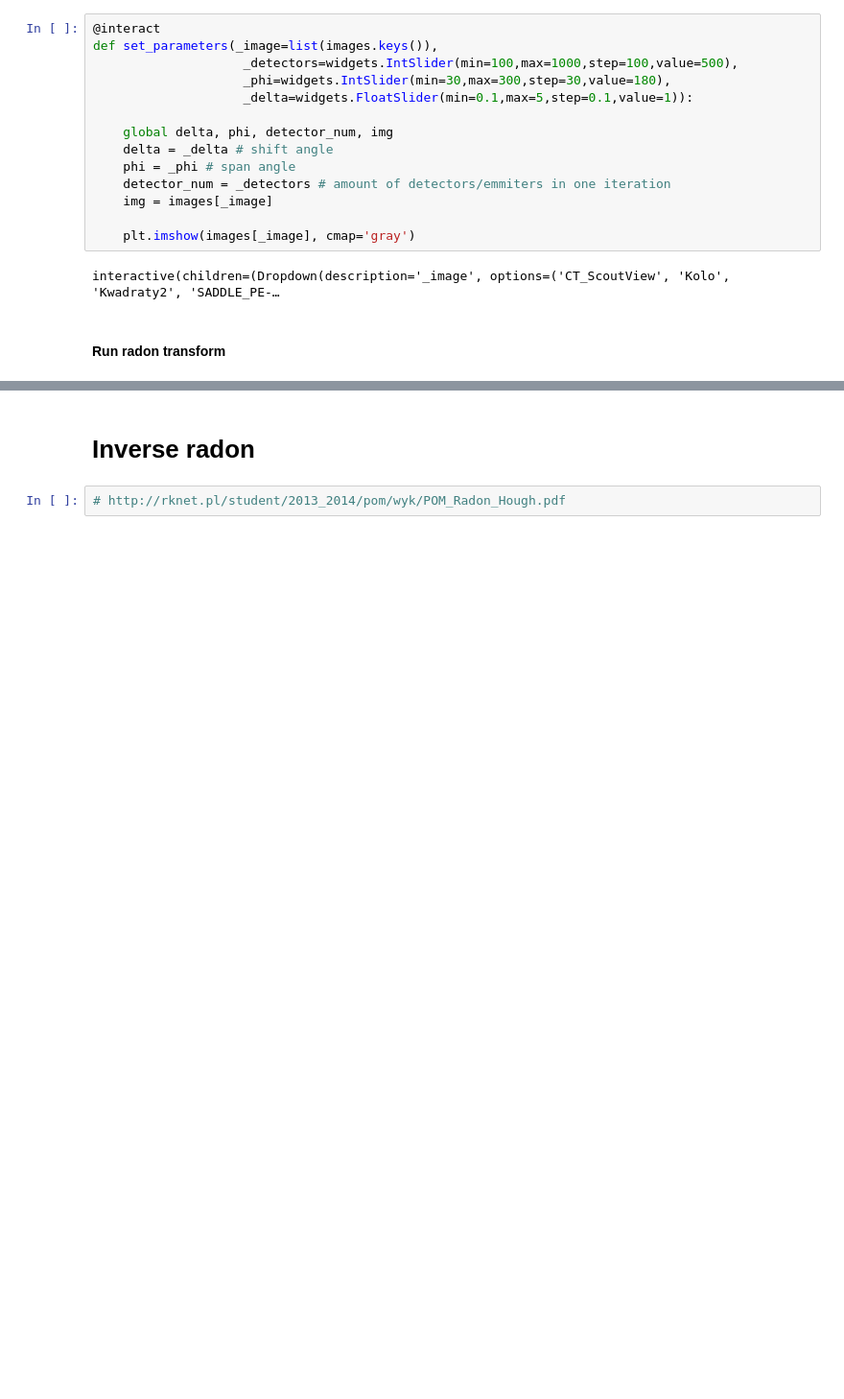
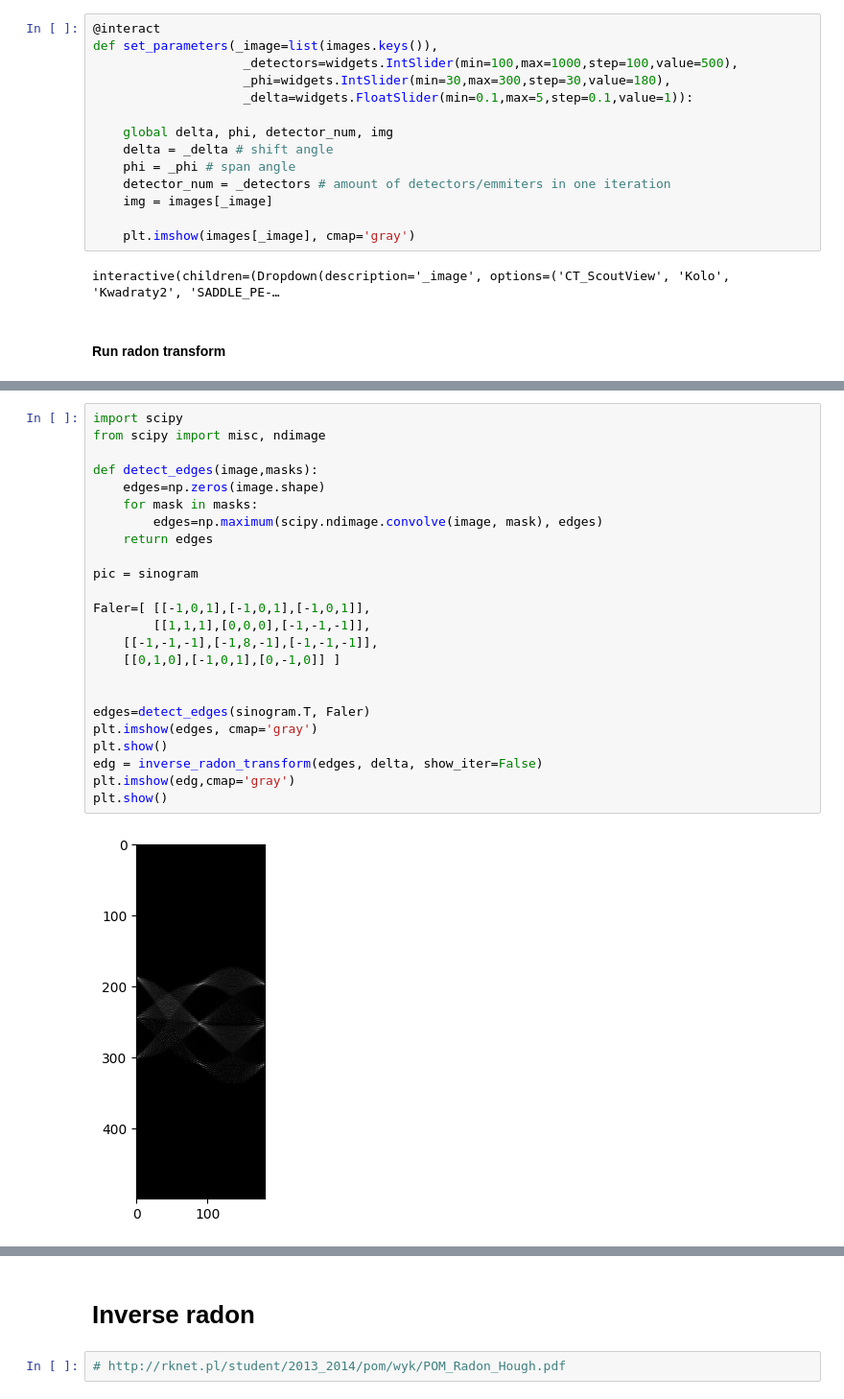
Before and after one commit to kamil271e/CT-scan, a Jupyter notebook: CT_scan.ipynb, the cells around one changed output, grey strips where cells are left out. Shown at 96% size. Drawn from its saved outputs; the diff is of its cells as text; blank space fills up the shorter version.

```diff
--- a/CT_scan.ipynb
+++ b/CT_scan.ipynb
@@ -150,0 +182,26 @@ sinogram = radon_transform(img, detector_num, delta, phi)
+# %%
+import scipy
+from scipy import misc, ndimage
+
+def detect_edges(image,masks):
+    edges=np.zeros(image.shape)
+    for mask in masks:
+        edges=np.maximum(scipy.ndimage.convolve(image, mask), edges)
+    return edges
+
+pic = sinogram
+
+Faler=[ [[-1,0,1],[-1,0,1],[-1,0,1]],
+        [[1,1,1],[0,0,0],[-1,-1,-1]],
+    [[-1,-1,-1],[-1,8,-1],[-1,-1,-1]],
+    [[0,1,0],[-1,0,1],[0,-1,0]] ]
+
+
+edges=detect_edges(sinogram.T, Faler)
+plt.imshow(edges, cmap='gray')
+plt.show()
+edg = inverse_radon_transform(edges, delta, show_iter=False)
+plt.imshow(edg,cmap='gray')
+plt.show()
+# %% [output]
+[figure, added]
```
Also changed, not shown: parts of 9 cells of this notebook.
